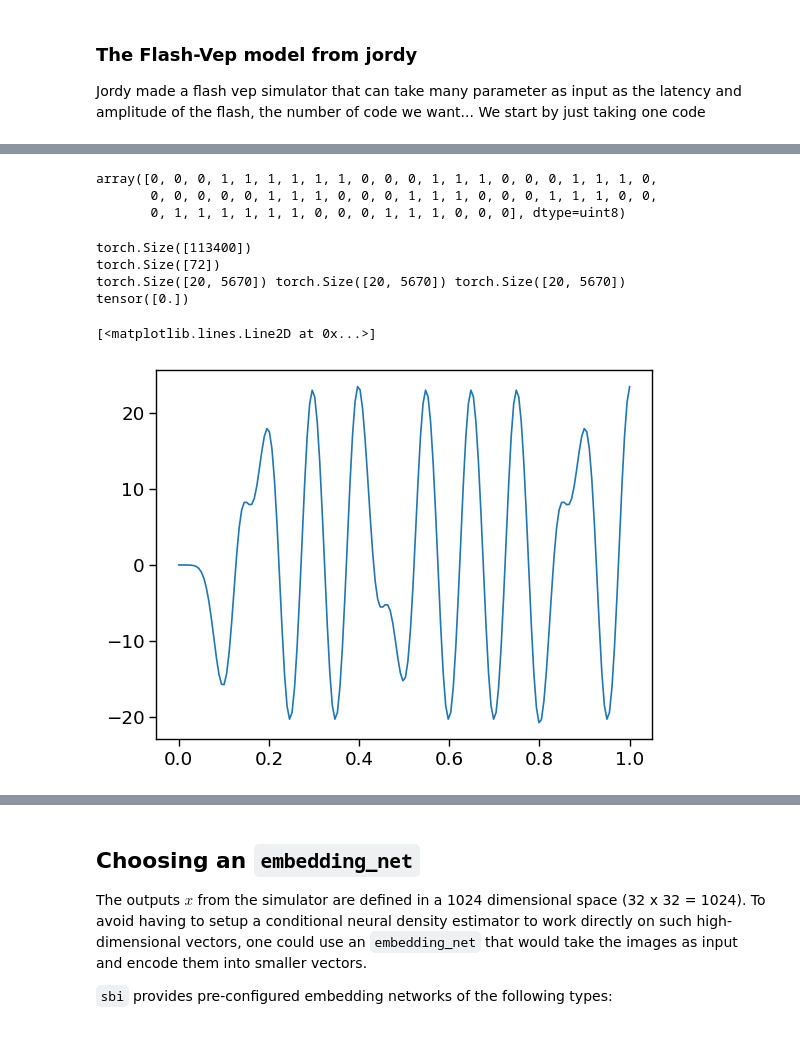
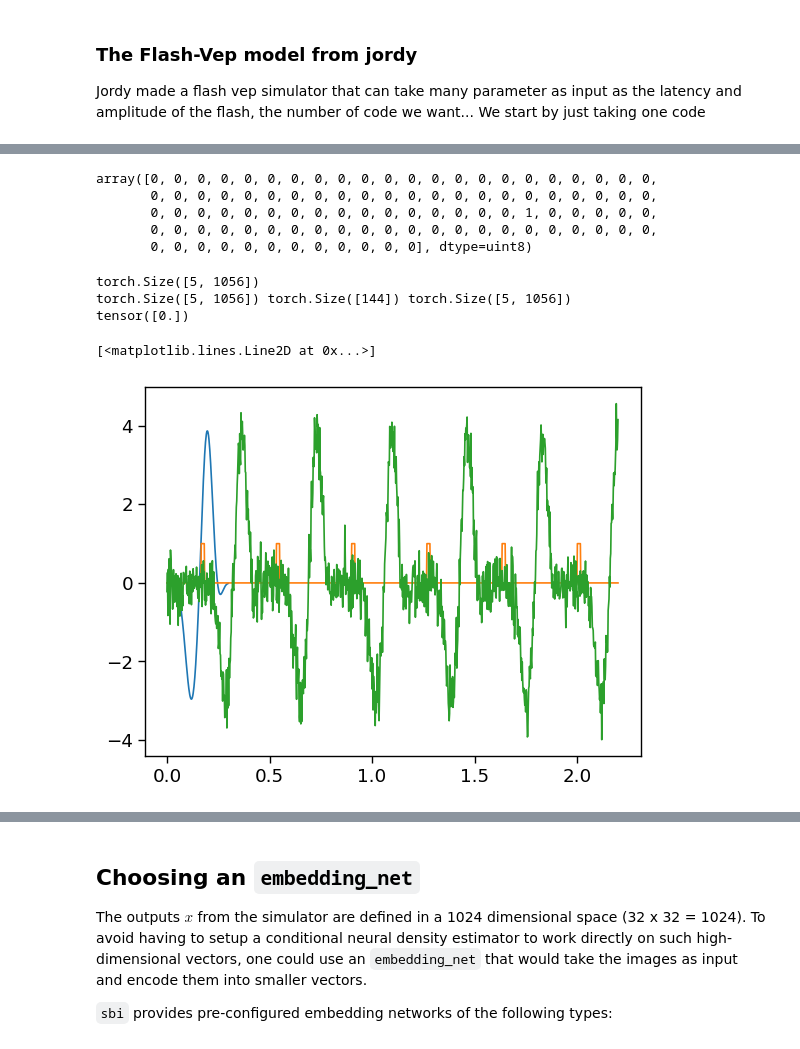
Before and after one commit to sebVelut/DCC_SBI, a Jupyter notebook: SBI/Test_with_empirical_data_complex_model.ipynb, the cells around one changed output, grey strips where cells are left out. Cells and saved outputs as stored; diff of their text form; code cells hidden in the pictures.

```diff
--- a/SBI/Test_with_empirical_data_complex_model.ipynb
+++ b/SBI/Test_with_empirical_data_complex_model.ipynb
@@ -47,14 +47,25 @@ from pyntbci.utilities import correlation
 
 import pyntbci
 import scipy.io
-from simulated_cvep.forward_model import gaussian, generate_plots
+from simulated_cvep.forward_model import gaussian, fwd
 
 from simulated_cvep import forward_model
 
 mat = scipy.io.loadmat('D:/s.velut/Downloads/DSC_2018.00122_448_v3/derivatives/offline/sub-01/sub-01_mat.mat')
 subset = scipy.io.loadmat("D:/s.velut/Documents/These/DCC/SBI/subset_20.mat")["subset"]
 
+
+import sys
+sys.path.insert(0,"D:/s.velut/Documents/These/Protheus_PHD/Scripts/Sim_Trans_Link/")
+from STLDataLoader import STLDataLoader
+# get the data
+dl = STLDataLoader('D:/s.velut/Documents/These/Protheus_PHD/Data/Dry_Ricker/', 1, 45, 0.35, 500, 60, "time_sample", ["P1"], 5)
+raw_data = dl.load_data()
+X, Y, domains, codesdict, labels_code = dl.get_epochs(raw_data)
+
 sns.set_context("paper", font_scale=1.5)
 codes = mat['V'].T
+
+codes = np.array([codesdict[i] for i in range(len(codesdict))],dtype=np.uint8)
 codes.shape
 # %% [output]
@@ -62,63 +76,54 @@ codes.shape
 # %%
 # V = codes
 #     # V = pyntbci.stimulus.modulate(V)
-# V = np.tile(V,5).repeat(3,axis=1)
-codes[5][:60]
+V = codes.repeat(3,axis=1)
+V[0,:100]
+(np.concatenate([V[:,0:1],np.diff(V)],axis=1)[0,:100]%255)
 # %% [output]
-array([0, 0, 0, 1, 1, 1, 1, 1, 1, 0, 0, 0, 1, 1, 1, 0, 0, 0, 1, 1, 1, 0,
-       0, 0, 0, 0, 0, 1, 1, 1, 0, 0, 0, 1, 1, 1, 0, 0, 0, 1, 1, 1, 0, 0,
-       0, 1, 1, 1, 1, 1, 1, 0, 0, 0, 1, 1, 1, 0, 0, 0], dtype=uint8)
+array([0, 0, 0, 0, 0, 0, 0, 0, 0, 0, 0, 0, 0, 0, 0, 0, 0, 0, 0, 0, 0, 0,
+       0, 0, 0, 0, 0, 0, 0, 0, 0, 0, 0, 0, 0, 0, 0, 0, 0, 0, 0, 0, 0, 0,
+       0, 0, 0, 0, 0, 0, 0, 0, 0, 0, 0, 0, 0, 0, 0, 0, 1, 0, 0, 0, 0, 0,
+       0, 0, 0, 0, 0, 0, 0, 0, 0, 0, 0, 0, 0, 0, 0, 0, 0, 0, 0, 0, 0, 0,
+       0, 0, 0, 0, 0, 0, 0, 0, 0, 0, 0, 0], dtype=uint8)
 # %%
 
 
-fs = 180
+# fs = 180
+fs = 480
 pr = 60
-length_vep=0.4
-V = torch.repeat_interleave(torch.tensor(np.tile(codes,5)), int(fs / pr))
+length_vep=0.3
+V = torch.repeat_interleave(torch.tensor(codes), int(fs / pr),dim=1)
+V = torch.Tensor(np.concatenate([V[:,0:1],np.diff(V)],axis=1)%255)
+
+print(V.shape)
 t = torch.arange(0, length_vep, 1 / fs)
 
-theta = torch.tensor( #shape of (n_peaks, 3 {delay, amplitude, std})
-        [0.095,0.115,0.160, -4,  6, -3, 0.015, 0.020, 0.018])
-
+theta = torch.as_tensor([0.12,0.195, 0.25, -3, 4, -0.5, 0.03, 0.025, 0.018])
+# theta = torch.as_tensor([ 0.1695,  0.0832,  0.1868, -7.2205,  8.5924, -6.4789,  0.0296,  0.0194,
+        #  0.0192])
 delays = theta[:3].unsqueeze(1)  # shape [n_peaks, 1]
 amplitudes = theta[3:6].unsqueeze(1)  # shape [n_peaks, 1]
 sigmas = theta[6:9].unsqueeze(1)  # shape [n_peaks, 1]
 
-# Add extra dimensions for torch, shape [1, t_vep]
-t = t.unsqueeze(0)
-
 # Compute gaussians, shape [n_peaks, t_vep]
-vep_components = gaussian(t, delays, amplitudes, sigmas)
-
+vep_components = forward_model.gaussian(t, delays, amplitudes, sigmas)
 # Sum over components, shape [t_vep]
 vep = vep_components.sum(dim=0)
+plt.plot(t, vep)
 
-#Convert to float for torch
-V = V.float()
-vep = vep.float()
-
-#Add extra dimensions for torch
-print(V.shape)
-print(vep.shape)
-V = V.view(20, 1, -1)  # shape [1, 1, t_code]
-vep = vep.view(1, 1, -1) # shape [1, 1, t_vep]
-
-X = torch.nn.functional.conv1d(V, vep, padding='same') # Convolve V with vep
-
-V = V.squeeze()
-sim_signal = X.squeeze() # shape [t_code]
-sim_vep = X.squeeze() # shape [t_code]
+snr = 4
+sim_vep, sim_signal = fwd(t, V, theta, snr)
 print(V.shape,sim_vep.shape,sim_signal.shape)
 print(torch.arange(0, len(V), len(V))/fs)
 # generate_plots(V[:180], sim_vep[:180], sim_signal[:180], fs)
-plt.plot(np.linspace(0,len(sim_signal[5,:180])/180,len(sim_signal[5,:180])),sim_signal[5,:180])
+plt.plot(np.linspace(0,len(sim_signal[1,:3*fs])/fs,len(sim_signal[1,:3*fs])),np.repeat(codes[1],fs/pr))
+plt.plot(np.linspace(0,len(sim_signal[1,:3*fs])/fs,len(sim_signal[1,:3*fs])),sim_signal[1,:3*fs])
 # %% [output]
-torch.Size([113400])
-torch.Size([72])
-torch.Size([20, 5670]) torch.Size([20, 5670]) torch.Size([20, 5670])
+torch.Size([5, 1056])
+torch.Size([5, 1056]) torch.Size([144]) torch.Size([5, 1056])
 tensor([0.])
 [<matplotlib.lines.Line2D at 0x...>]
-[figure, old version]
+[figure, new version]
 # %%
 
 def simulator_model(theta,code = None, only_template=False):
```
Also changed, not shown: parts of 38 cells of this notebook, 3 other files.
